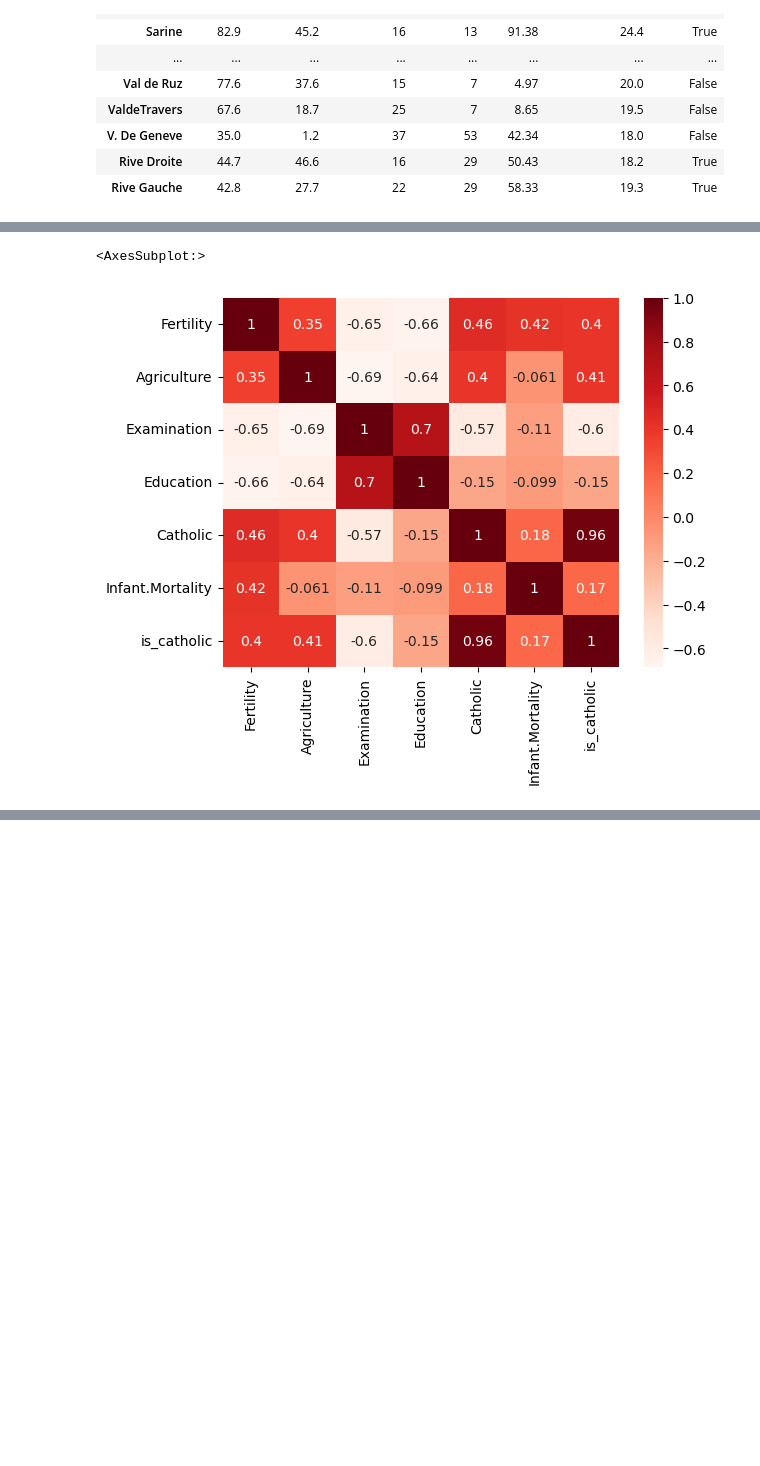
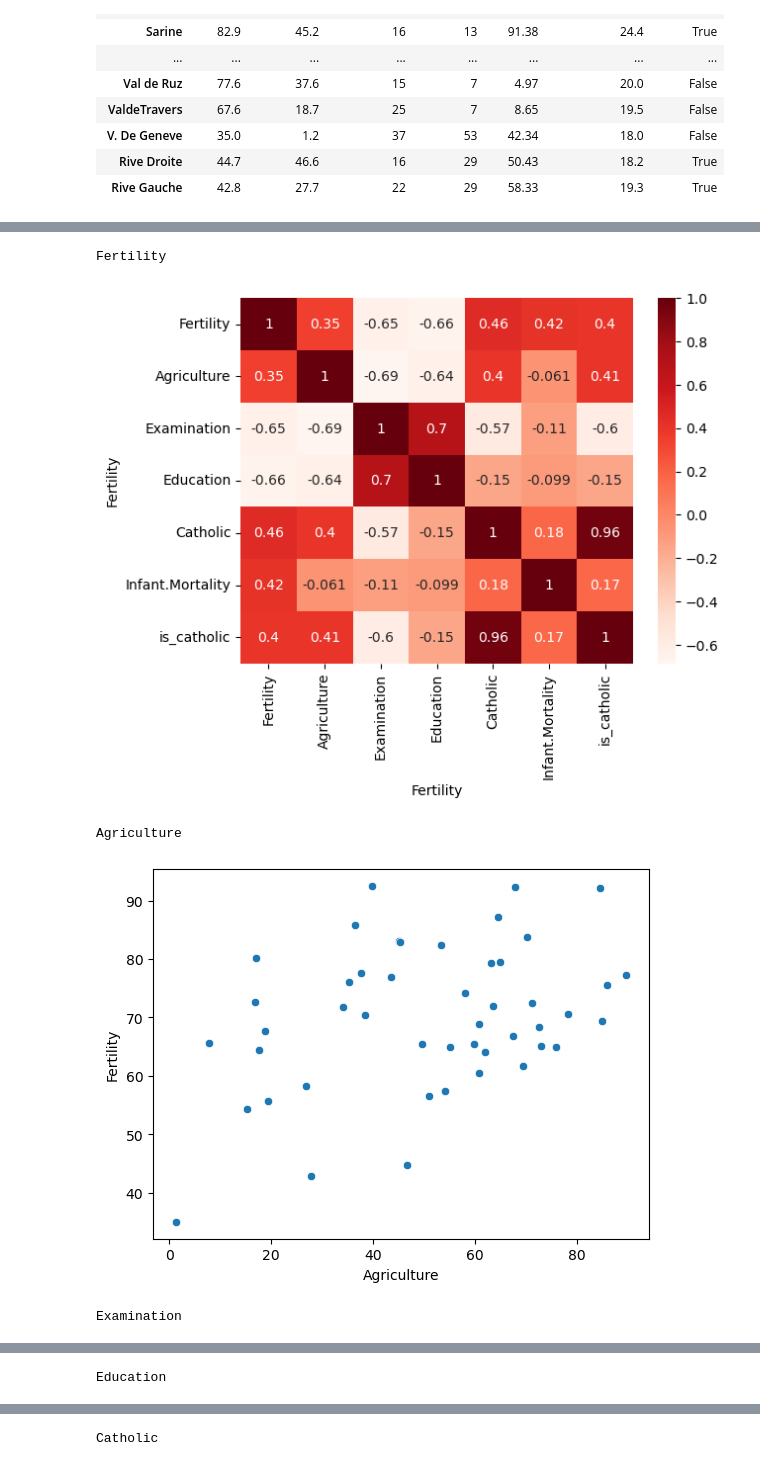
Before and after one commit to Divante222/numpy-pandas-visualization-exercises, a Jupyter notebook: seaborn_exercises.ipynb, the cells around one changed output, grey strips where cells are left out. Saved outputs shown, nothing was run; the diff lists cells and outputs as text; code cells hidden in the pictures; blank space fills up the shorter version.

```diff
--- a/seaborn_exercises.ipynb
+++ b/seaborn_exercises.ipynb
@@ -159,10 +161,19 @@ the_answer
 # %%
 # What measure correlates most strongly with fertility?
 
 
 sns.heatmap(df.corr(), cmap='Reds', annot=True)
 
 #catholic
+##examination and education have highest negative correlation
+for col in df:
+    print(col)
+    sns.scatterplot(data=df, y='Fertility', x=col)
+
+    plt.show()
 # %% [output]
-<AxesSubplot:>
+Fertility
-[figure, old version]
+[figure, new version]
+Agriculture
+[figure, added]
+Examination
@@ -168,0 +181 @@ sns.heatmap(df.corr(), cmap='Reds', annot=True)
+Education
@@ -168,0 +183 @@ sns.heatmap(df.corr(), cmap='Reds', annot=True)
+Catholic
```
Also changed, not shown: parts of 7 cells of this notebook.
